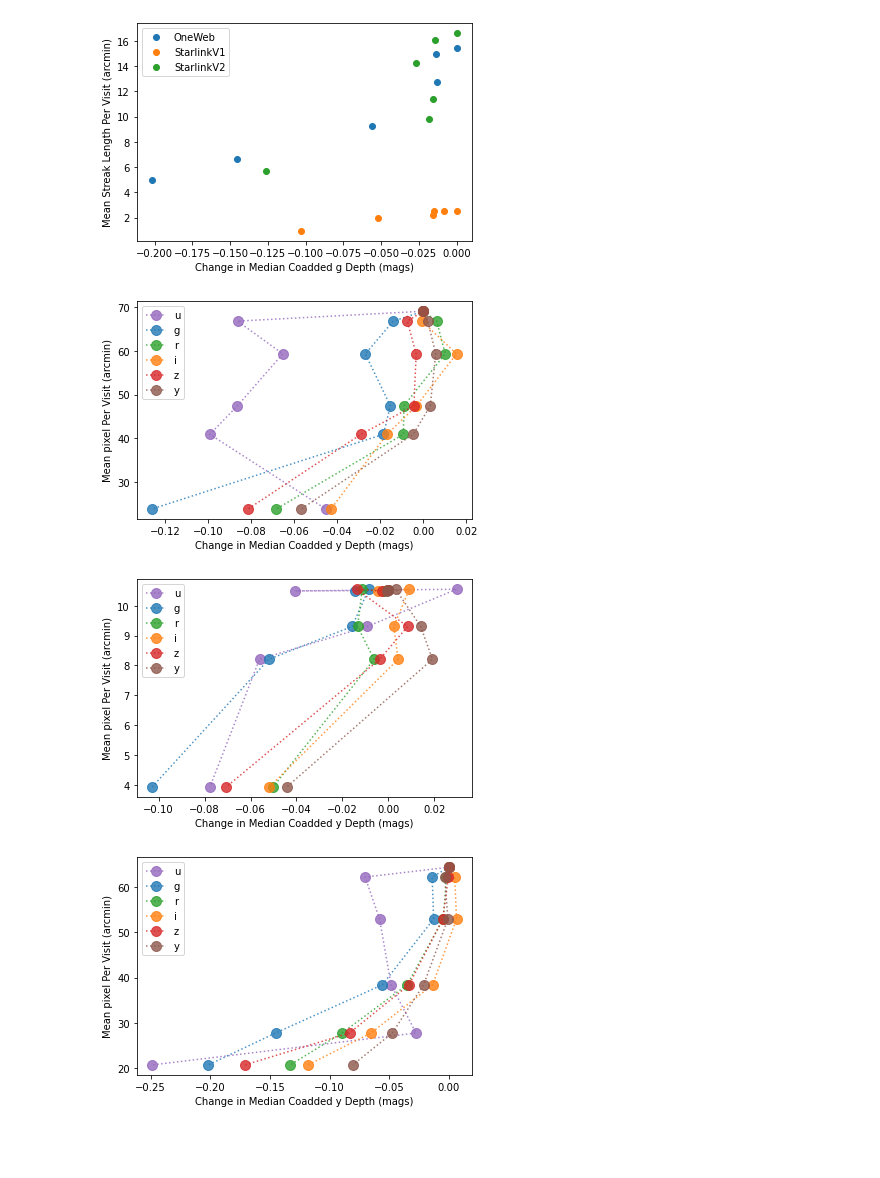
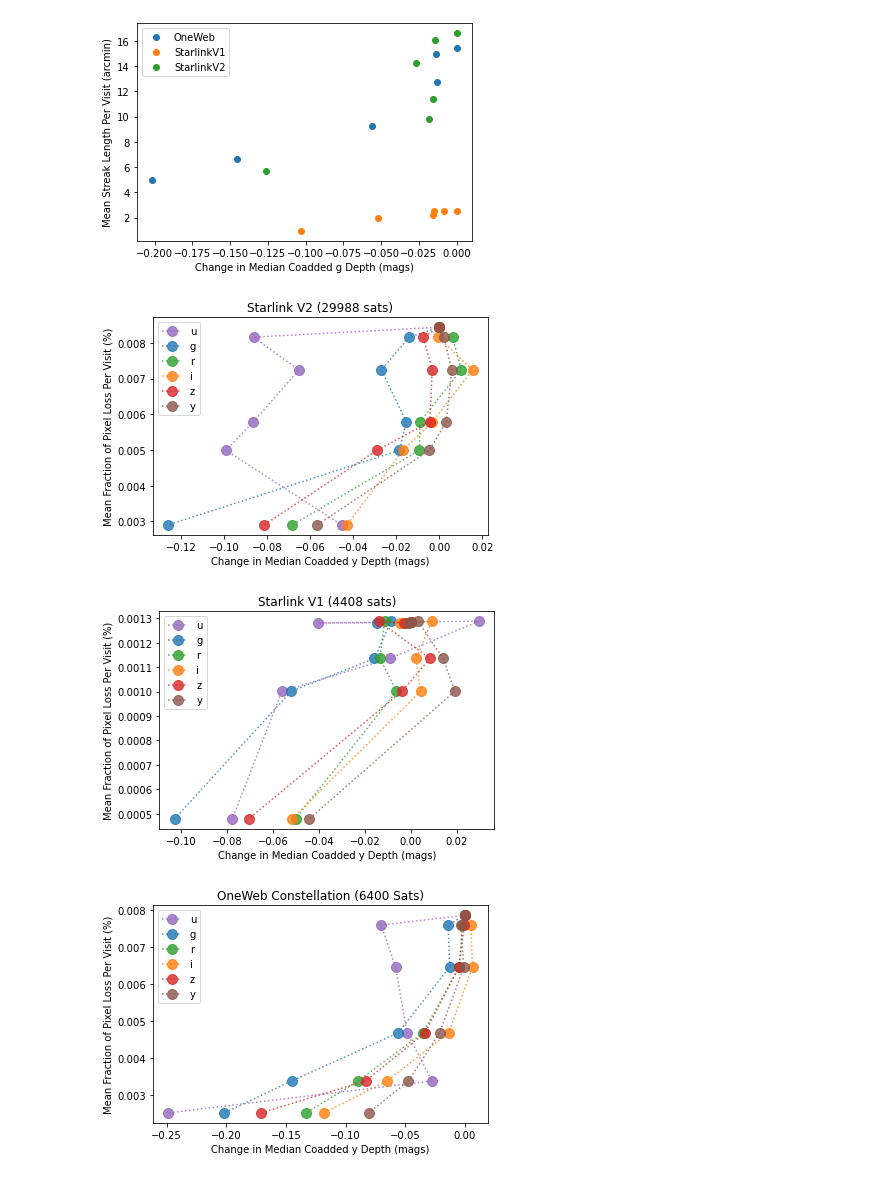
Before and after one commit to dirac-institute/satellite-dodging, a Jupyter notebook: compare_sim_runs.ipynb, the cells around one changed output. Cells and saved outputs as stored; diff of their text form; code cells hidden in the pictures; blank space fills up the shorter version.

Commit message:
fixed plots

```diff
--- a/compare_sim_runs.ipynb
+++ b/compare_sim_runs.ipynb
@@ -174,17 +174,16 @@ ax.set_xlabel('Dodging Basis Function Weight (unitless)')
 Text(0.5, 0, 'Dodging Basis Function Weight (unitless)')
 [figure]
 # %%
-# XXX--need to plug in what we think a typical streak width is, compute the number of pixels we lose
-# Then plot the mean fraction of pixels lost
+# add to title
 
 streak_width=50  #estimate width of 50 pixels
 
-pixel_arc_ratio=5  #Rubin's camera is 0.2 arcsec/pixel which converts to 5 pixel/arcsec
+pixel_arc_ratio=5*3600 #Rubin's camera is 0.2 arcsec/pixel which converts to 5 pixel/arcsec *3600 arcsec/degree
 
 fig, ax = plt.subplots()
 
 #unit conversion: radians*(pixels/radian) gives streak length sum in pixels.
-mean_streak_length = df['streak_length_sum']/df['Number of Exposures']*pixel_arc_ratio*streak_width
+mean_streak_length = df['streak_length_sum']/df['Number of Exposures']*pixel_arc_ratio*streak_width/1e6
 
 
 for c_name in np.unique(df['constellation_name']):
@@ -200,7 +199,9 @@ for c_name in np.unique(df['constellation_name']):
 
 #have better legend labels -look up legend documentation
 legend = ax.legend()
-ax.set_ylabel('Mean Pixel Loss Per Visit')
+ax.set_title("streak width = %.1f pixels" %streak_width)
+ax.set_ylabel('Mean Pixel Loss Per Visit (Megapixels)')
 ax.set_xlabel('Dodging Basis Function Weight (unitless)')
+#3.5 gigapixels
 # %% [output]
 Text(0.5, 0, 'Dodging Basis Function Weight (unitless)')
@@ -348,7 +349,7 @@ legend = ax.legend()
 # %%
 
 streak_width=50  #estimate width of 50 pixels
-pixel_arc_ratio=5  #Rubin's camera is 0.2 arcsec/pixel which converts to 5 pixel/arcsec
+pixel_arc_ratio=5*3600 #Rubin's camera is 0.2 arcsec/pixel which converts to 5 pixel/arcsec *3600 arcsec/degree
 
 df4=df.loc[df['constellation_name']=='slv2']
 fig, ax = plt.subplots()
@@ -361,44 +362,50 @@ for filtername in 'ugrizy':
     dm = df4['Median CoaddM5 %s HealpixSlicer' % filtername] - zp
 
 
+
     #unit conversion: radians*(pixels/radian) gives streak length sum in pixels.
     mean_pixel = df4['streak_length_sum']/df4['Number of Exposures']*pixel_arc_ratio*streak_width
+    mean_pixel_frac=mean_pixel*100/2.95e9
 
-    ax.plot(dm, mean_pixel, color=f2c[filtername], marker='o', label=filtername, ls=':',ms=10,alpha=0.8)
+    ax.plot(dm, mean_pixel_frac, color=f2c[filtername], marker='o', label=filtername, ls=':',ms=10,alpha=0.8)
 
 ax.set_xlabel('Change in Median Coadded %s Depth (mags)' % filtername)
-ax.set_ylabel('Mean pixel Per Visit (arcmin)')
+ax.set_ylabel('Mean Fraction of Pixel Loss Per Visit (%)')
+ax.set_title('Starlink V2 (29988 sats)')
 legend = ax.legend()
 # %% [output]
-[figure, old version]
+[figure, new version]
 # %%
 streak_width=50  #estimate width of 50 pixels
-pixel_arc_ratio=5  #Rubin's camera is 0.2 arcsec/pixel which converts to 5 pixel/arcsec
+pixel_arc_ratio=5*3600 #Rubin's camera is 0.2 arcsec/pixel which converts to 5 pixel/arcsec *3600 arcsec/degree
 
 df4=df.loc[df['constellation_name']=='slv1']
 fig, ax = plt.subplots()
 
 f2c = {'u': 'C4', 'g': 'C0', 'r': 'C2',
            'i': 'C1', 'z': 'C3', 'y': 'C5'}
 
 for filtername in 'ugrizy':
     zp = df4['Median CoaddM5 %s HealpixSlicer' % filtername][0]
     dm = df4['Median CoaddM5 %s HealpixSlicer' % filtername] - zp
 
 
     #unit conversion: radians*(pixels/radian) gives streak length sum in pixels.
     mean_pixel = df4['streak_length_sum']/df4['Number of Exposures']*pixel_arc_ratio*streak_width
+    mean_pixel_frac=mean_pixel*100/2.95e9
 
-    ax.plot(dm, mean_pixel, color=f2c[filtername], marker='o', label=filtername, ls=':',ms=10,alpha=0.8)
+
+    ax.plot(dm, mean_pixel_frac, color=f2c[filtername], marker='o', label=filtername, ls=':',ms=10,alpha=0.8)
 
 ax.set_xlabel('Change in Median Coadded %s Depth (mags)' % filtername)
-ax.set_ylabel('Mean pixel Per Visit (arcmin)')
+ax.set_ylabel('Mean Fraction of Pixel Loss Per Visit (%)')
+ax.set_title('Starlink V1 (4408 sats)')
 legend = ax.legend()
 # %% [output]
-[figure, old version]
+[figure, new version]
 # %%
 streak_width=50  #estimate width of 50 pixels
-pixel_arc_ratio=5  #Rubin's camera is 0.2 arcsec/pixel which converts to 5 pixel/arcsec
+pixel_arc_ratio=5*3600 #Rubin's camera is 0.2 arcsec/pixel which converts to 5 pixel/arcsec *3600 arcsec/degree
 
 df4=df.loc[df['constellation_name']=='onew']
 fig, ax = plt.subplots()
@@ -413,11 +420,16 @@ for filtername in 'ugrizy':
 
     #unit conversion: radians*(pixels/radian) gives streak length sum in pixels.
     mean_pixel = df4['streak_length_sum']/df4['Number of Exposures']*pixel_arc_ratio*streak_width
+    mean_pixel_frac=mean_pixel*100/2.95e9
 
-    ax.plot(dm, mean_pixel, color=f2c[filtername], marker='o', label=filtername, ls=':',ms=10,alpha=0.8)
+    ax.plot(dm, mean_pixel_frac, color=f2c[filtername], marker='o', label=filtername, ls=':',ms=10,alpha=0.8)
 
 ax.set_xlabel('Change in Median Coadded %s Depth (mags)' % filtername)
-ax.set_ylabel('Mean pixel Per Visit (arcmin)')
+ax.set_ylabel('Mean Fraction of Pixel Loss Per Visit (%)')
+ax.set_title('OneWeb Constellation (6400 Sats)')
 legend = ax.legend()
+
+#fraction of pixel loss per visit on y axis. mean pixel / 3.5 gigapixel
+#helps evaluate the tradeoff
 # %% [output]
-[figure, old version]
+[figure, new version]
```
Also changed, not shown: parts of 2 cells of this notebook, 1 other file.
